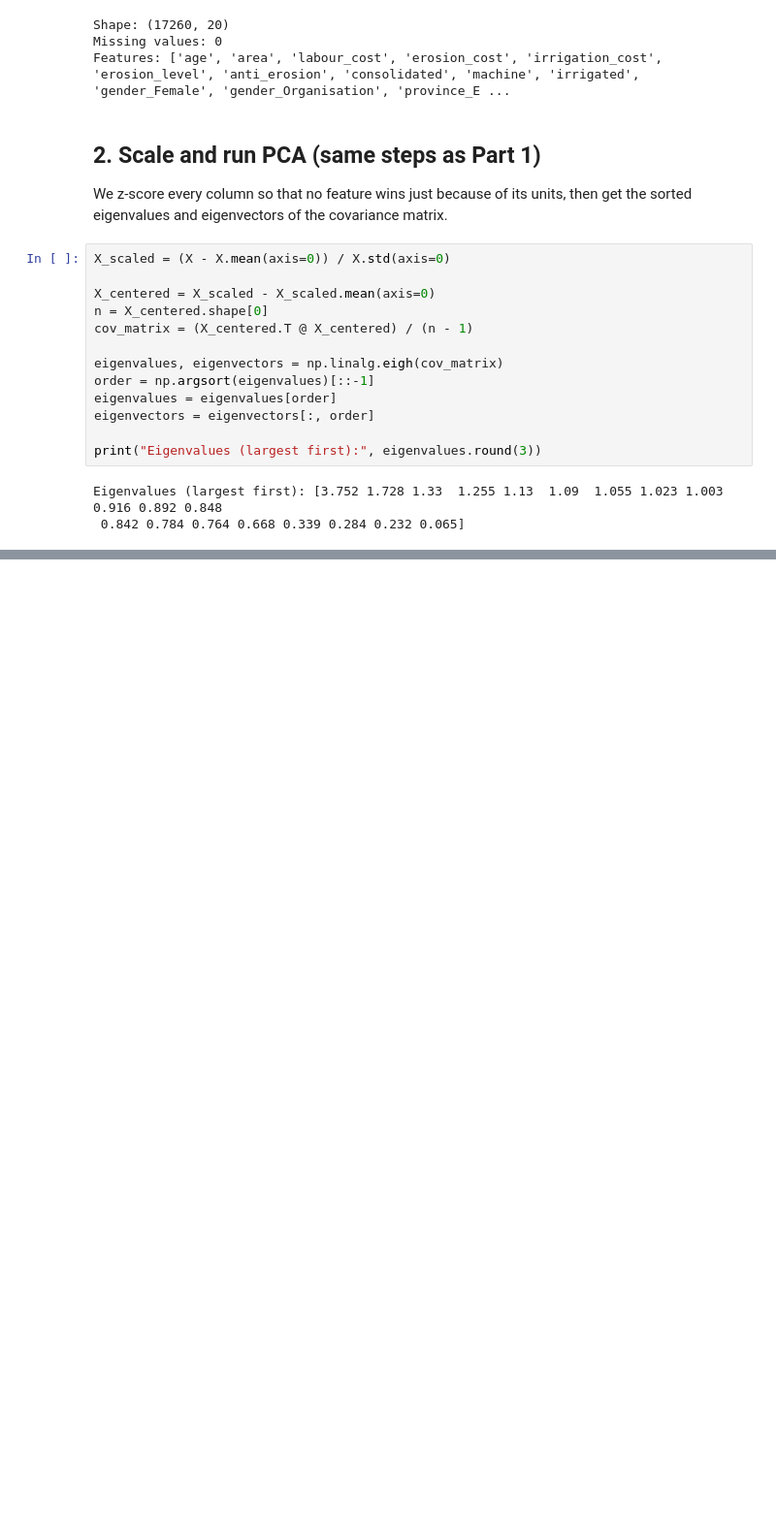
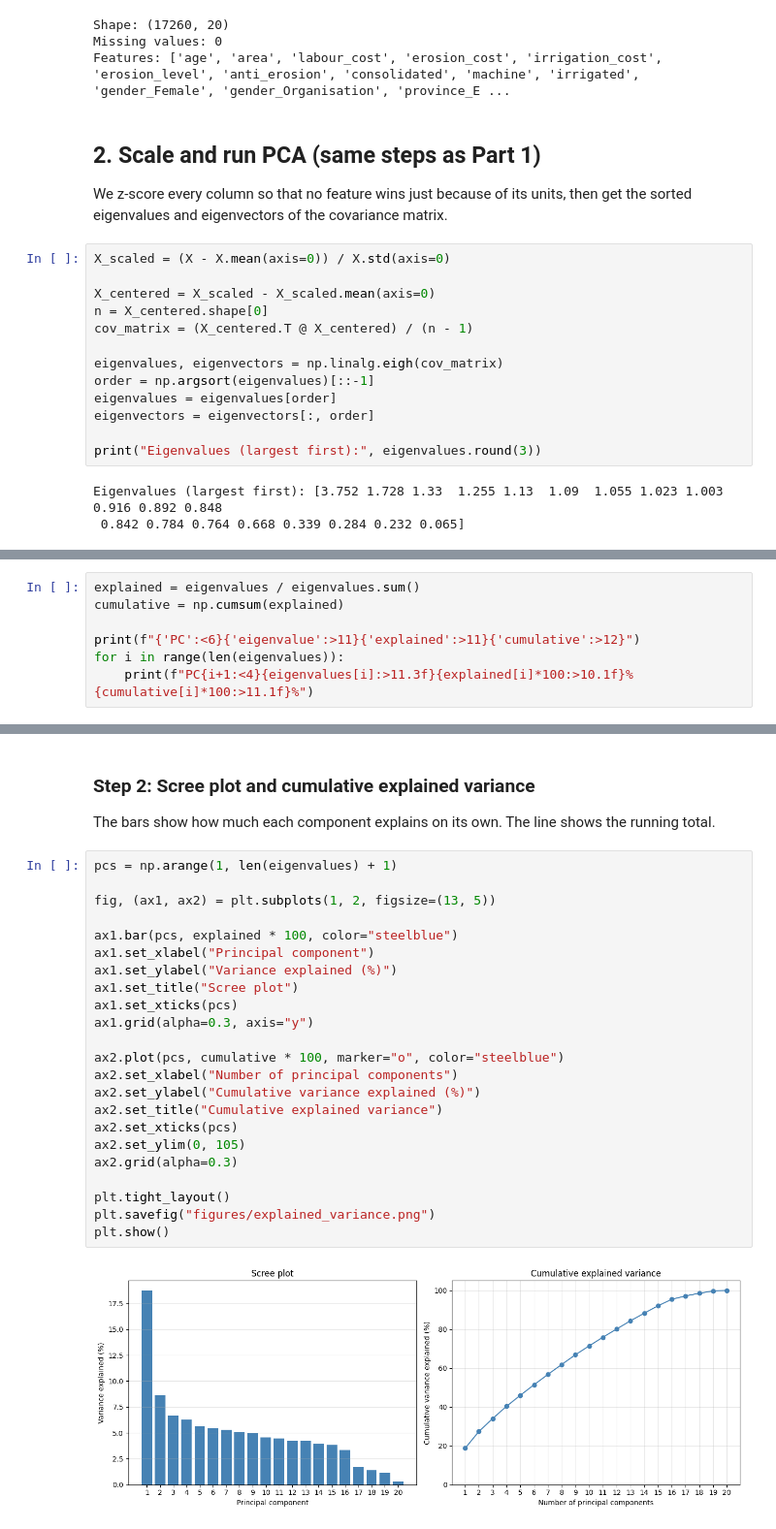
Before and after one commit to intwaza/formative-2-rwanda-pca, a Jupyter notebook: PCA_Formative2_Person2.ipynb, the cells around one changed output, grey strips where cells are left out. Shown at 97% size. Saved outputs shown, nothing was run; the diff lists cells and outputs as text; blank space fills up the shorter version.

Commit message:
Task 2: explained variance table, scree plot and cumulative variance plot

```diff
--- a/PCA_Formative2_Person2.ipynb
+++ b/PCA_Formative2_Person2.ipynb
@@ -51,0 +59,7 @@ Eigenvalues (largest first): [3.752 1.728 1.33  1.255 1.13  1.09  1.055 1.023 1.
+# %%
+explained = eigenvalues / eigenvalues.sum()
+cumulative = np.cumsum(explained)
+
+print(f"{'PC':<6}{'eigenvalue':>11}{'explained':>11}{'cumulative':>12}")
+for i in range(len(eigenvalues)):
+    print(f"PC{i+1:<4}{eigenvalues[i]:>11.3f}{explained[i]*100:>10.1f}%{cumulative[i]*100:>11.1f}%")
@@ -51,0 +84,28 @@ Eigenvalues (largest first): [3.752 1.728 1.33  1.255 1.13  1.09  1.055 1.023 1.
+# %% [markdown]
+### Step 2: Scree plot and cumulative explained variance
+The bars show how much each component explains on its own. The line shows the running total.
+# %%
+pcs = np.arange(1, len(eigenvalues) + 1)
+
+fig, (ax1, ax2) = plt.subplots(1, 2, figsize=(13, 5))
+
+ax1.bar(pcs, explained * 100, color="steelblue")
+ax1.set_xlabel("Principal component")
+ax1.set_ylabel("Variance explained (%)")
+ax1.set_title("Scree plot")
+ax1.set_xticks(pcs)
+ax1.grid(alpha=0.3, axis="y")
+
+ax2.plot(pcs, cumulative * 100, marker="o", color="steelblue")
+ax2.set_xlabel("Number of principal components")
+ax2.set_ylabel("Cumulative variance explained (%)")
+ax2.set_title("Cumulative explained variance")
+ax2.set_xticks(pcs)
+ax2.set_ylim(0, 105)
+ax2.grid(alpha=0.3)
+
+plt.tight_layout()
+plt.savefig("figures/explained_variance.png")
+plt.show()
+# %% [output]
+[figure, added]
```
Also changed, not shown: parts of 2 cells of this notebook, 1 other file.
